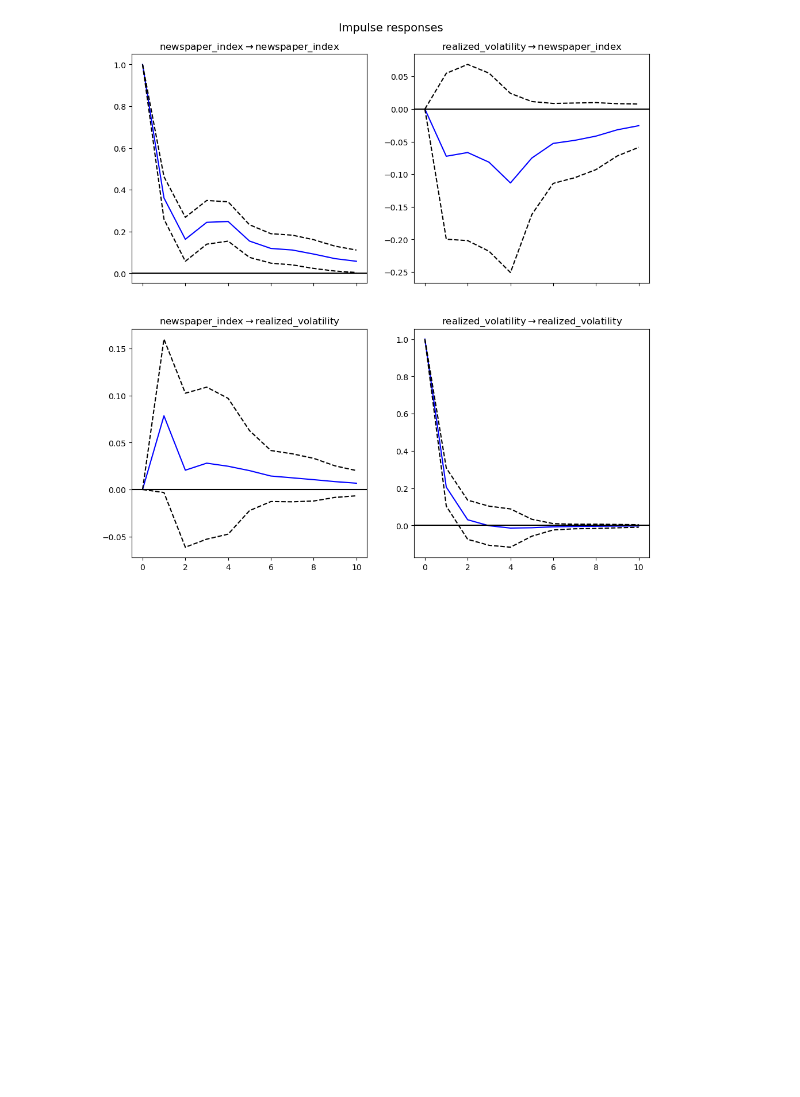
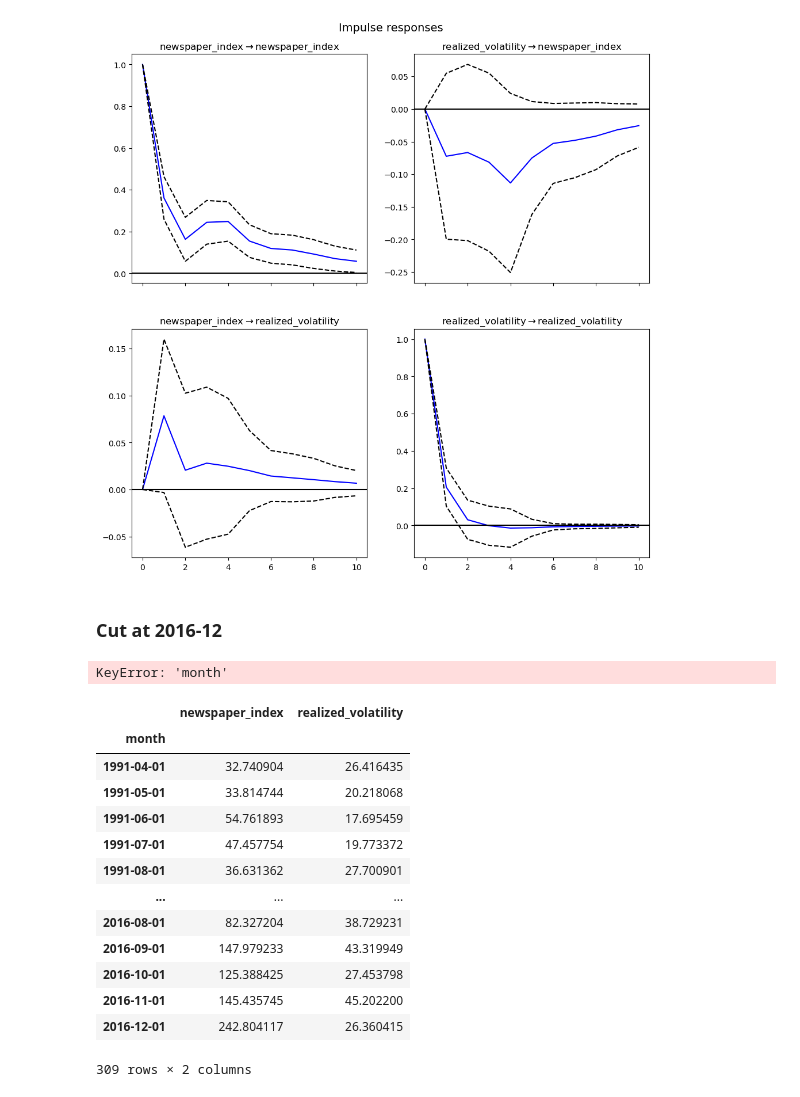
Before and after one commit to minwukim/OPEC-in-the-news, a Jupyter notebook: analysis/3. VAR and impulse response functions.ipynb, the cells around one changed output. Saved outputs shown, nothing was run; the diff lists cells and outputs as text; code cells hidden in the pictures; blank space fills up the shorter version.

```diff
--- a/analysis/3. VAR and impulse response functions.ipynb
+++ b/analysis/3. VAR and impulse response functions.ipynb
@@ -240,3 +240,27 @@ plt.show()
 # plt.show()
 # %% [output]
 [figure]
+# %% [markdown]
+### Cut at 2016-12
+# %%
+df_var[df_var['month']<2017-12-31]
+# %% [output]
+KeyError: 'month'
+# %%
+df_filtered = df_var.loc[:'2016-12']
+df_filtered
+# %% [output]
+|  | newspaper_index | realized_volatility |
+| month |  |  |
+| 1991-04-01 | 32.740904 | 26.416435 |
+| 1991-05-01 | 33.814744 | 20.218068 |
+| 1991-06-01 | 54.761893 | 17.695459 |
+| 1991-07-01 | 47.457754 | 19.773372 |
+| 1991-08-01 | 36.631362 | 27.700901 |
+| ... | ... | ... |
+| 2016-08-01 | 82.327204 | 38.729231 |
+| 2016-09-01 | 147.979233 | 43.319949 |
+| 2016-10-01 | 125.388425 | 27.453798 |
+| 2016-11-01 | 145.435745 | 45.202200 |
+| 2016-12-01 | 242.804117 | 26.360415 |
+309 rows × 2 columns
```
Also changed, not shown: parts of 2 cells of this notebook.
